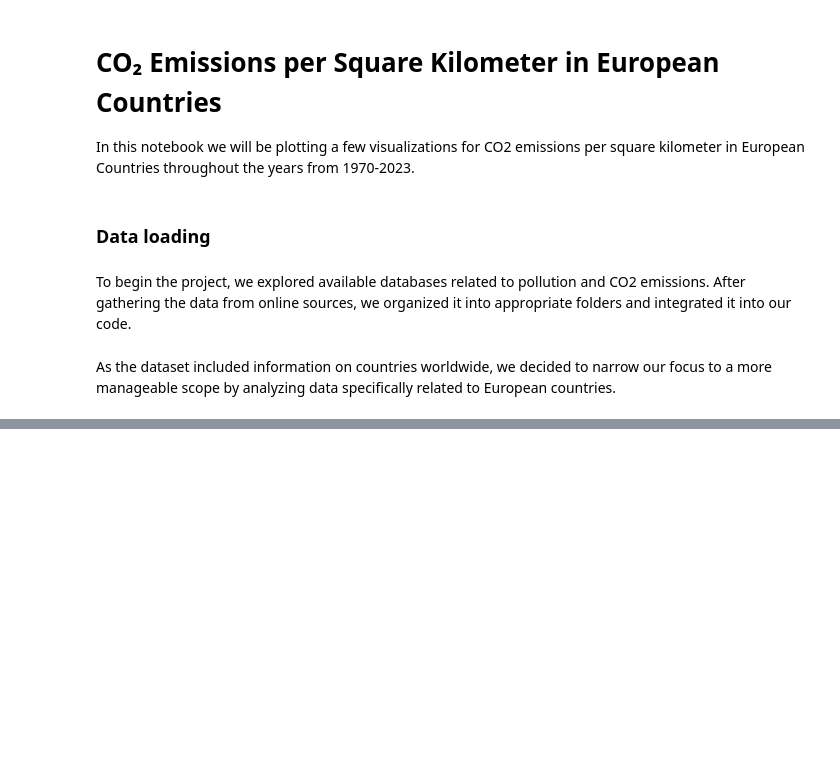
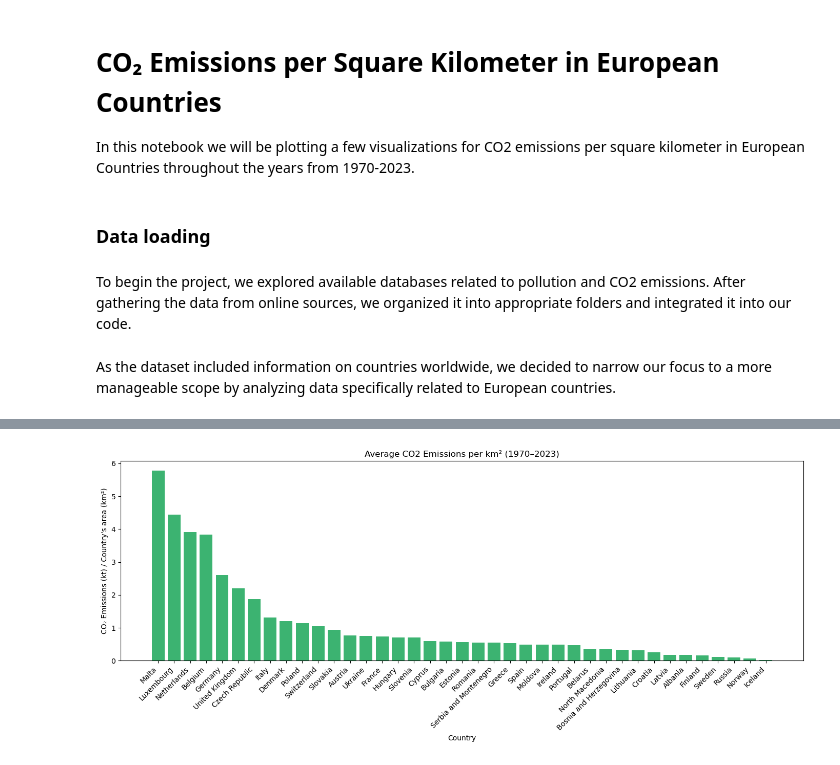
Before and after one commit to Filusion/PR2515, a Jupyter notebook: CO2_emissions_by_country_area.ipynb, the cells around one changed output, grey strips where cells are left out. Drawn from its saved outputs; the diff is of its cells as text; code cells hidden in the pictures; blank space fills up the shorter version.

```diff
--- a/CO2_emissions_by_country_area.ipynb
+++ b/CO2_emissions_by_country_area.ipynb
@@ -73,0 +153,24 @@ countries_area = {
+# %%
+df_co2_density = df_co2_europe.copy()
+
+# For each year column (from 1970 to 2023), divide by the area
+for year in years:
+    df_co2_density[year] = df_co2_density[year] / df_co2_density["Area (km²)"]
+# %%
+# Calculate average across those years for each country
+df_co2_density['avg_co2'] = df_co2_density[years].mean(axis=1)
+
+# Sorting the countries by average CO2 emissions (descending) and getting the top 10 countries
+df_co2_density = df_co2_density.sort_values(by='avg_co2', ascending=False)
+
+# Plotting the results
+plt.figure(figsize=(14, 6))
+plt.bar(df_co2_density["Name"], df_co2_density["avg_co2"], color='mediumseagreen')
+plt.ylabel("CO₂ Emissions (kt) / Country's area (km²)")
+plt.xlabel("Country")
+plt.title("Average CO2 Emissions per km² (1970–2023)")
+plt.xticks(rotation=45, ha='right')
+plt.tight_layout()
+plt.show()
+# %% [output]
+[figure, added]
```
Also changed, not shown: parts of 18 cells of this notebook, 2 other files.
